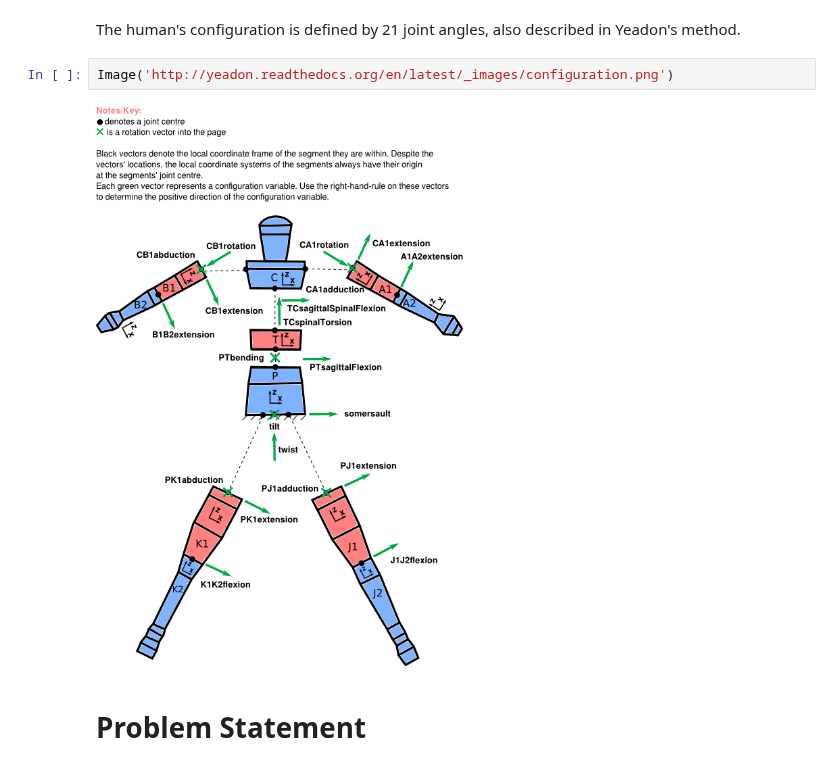
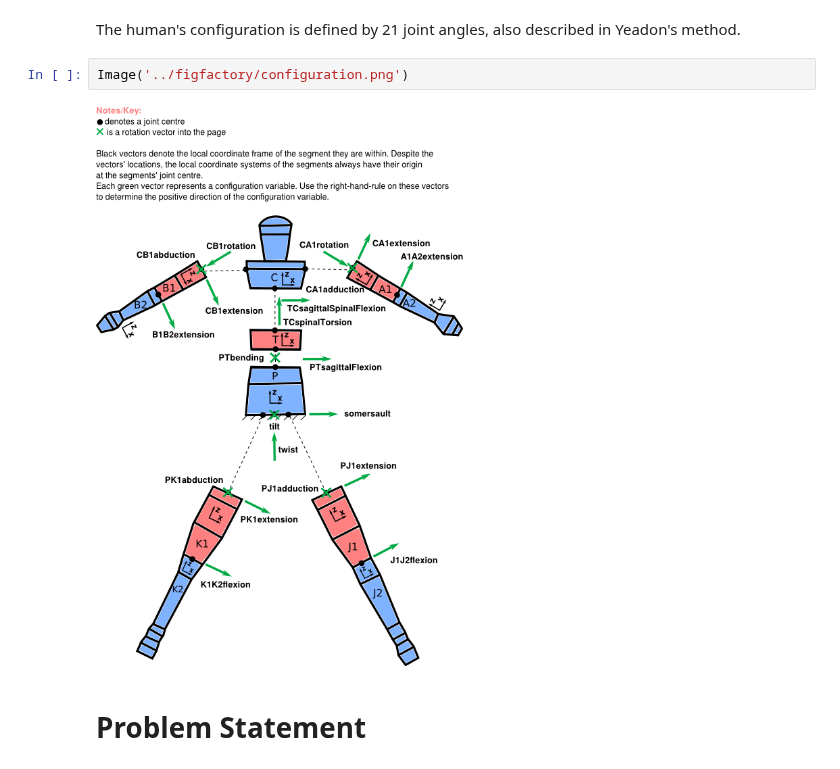
Before and after one commit to chrisdembia/python-yeadon-paper, a Jupyter notebook: src/bicycle_example.ipynb, the cells around one changed output. Cells and saved outputs as stored; diff of their text form.

```diff
--- a/src/bicycle_example.ipynb
+++ b/src/bicycle_example.ipynb
@@ -68,9 +68,9 @@ Image('http://yeadon.readthedocs.org/en/latest/_images/measurements.png')
 # %% [markdown]
 The human's configuration is defined by 21 joint angles, also described in Yeadon's method.
-# %%
-Image('http://yeadon.readthedocs.org/en/latest/_images/configuration.png')
-# %% [output]
-[figure, removed]
+# %%
+Image('../figfactory/configuration.png')
+# %% [output]
+[figure, added]
 # %% [markdown]
 # Problem Statement
 # %% [markdown]
```
Also changed, not shown: parts of 8 cells of this notebook, 4 other files.
